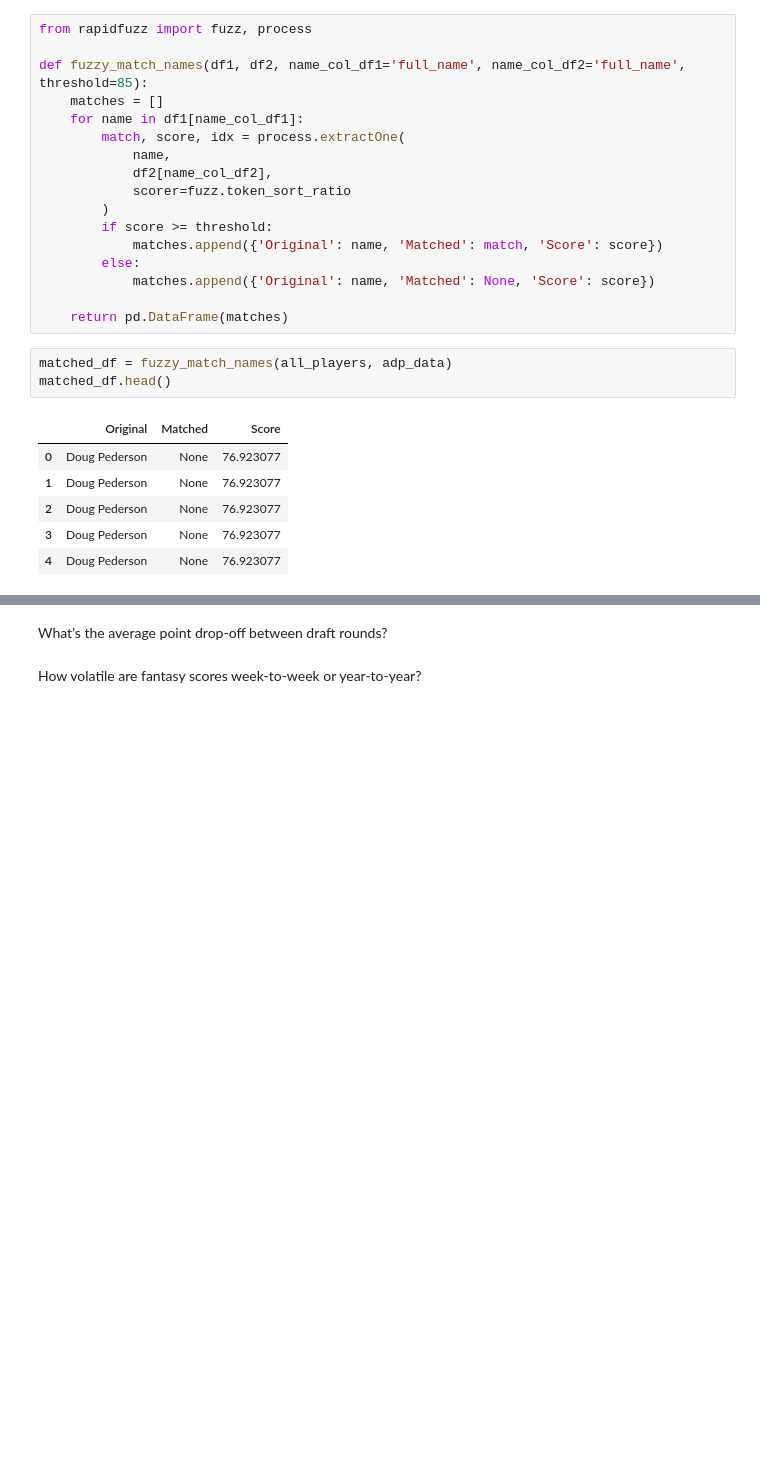
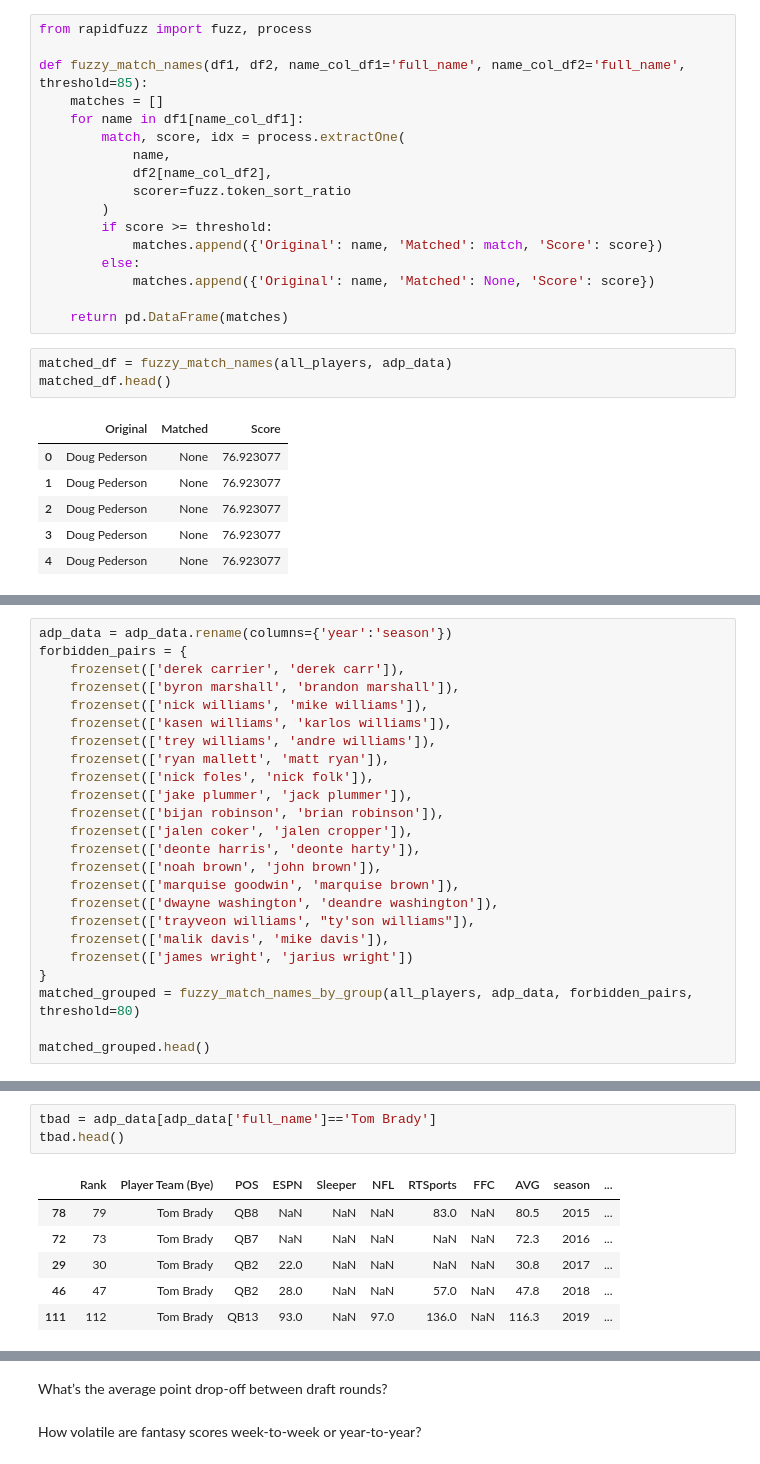
Before and after one commit to alexanderjireland/ff-draft-optimizer, a Jupyter notebook: notebooks/eda.ipynb, the cells around one changed output, grey strips where cells are left out. Cells and saved outputs as stored; diff of their text form; blank space fills up the shorter version.

```diff
--- a/notebooks/eda.ipynb
+++ b/notebooks/eda.ipynb
@@ -182,0 +560,24 @@ matched_df.head()
+# %%
+adp_data = adp_data.rename(columns={'year':'season'})
+forbidden_pairs = {
+    frozenset(['derek carrier', 'derek carr']),
+    frozenset(['byron marshall', 'brandon marshall']),
+    frozenset(['nick williams', 'mike williams']),
+    frozenset(['kasen williams', 'karlos williams']),
+    frozenset(['trey williams', 'andre williams']),
+    frozenset(['ryan mallett', 'matt ryan']),
+    frozenset(['nick foles', 'nick folk']),
+    frozenset(['jake plummer', 'jack plummer']),
+    frozenset(['bijan robinson', 'brian robinson']),
+    frozenset(['jalen coker', 'jalen cropper']),
+    frozenset(['deonte harris', 'deonte harty']),
+    frozenset(['noah brown', 'john brown']),
+    frozenset(['marquise goodwin', 'marquise brown']),
+    frozenset(['dwayne washington', 'deandre washington']),
+    frozenset(['trayveon williams', "ty'son williams"]),
+    frozenset(['malik davis', 'mike davis']),
+    frozenset(['james wright', 'jarius wright'])
+}
+matched_grouped = fuzzy_match_names_by_group(all_players, adp_data, forbidden_pairs, threshold=80)
+
+matched_grouped.head()
@@ -182,0 +737,10 @@ matched_df.head()
+# %%
+tbad = adp_data[adp_data['full_name']=='Tom Brady']
+tbad.head()
+# %% [output]
+|  | Rank | Player Team (Bye) | POS | ESPN | Sleeper | NFL | RTSports | FFC | AVG | season | ... |
+| 78 | 79 | Tom Brady | QB8 | NaN | NaN | NaN | 83.0 | NaN | 80.5 | 2015 | ... |
+| 72 | 73 | Tom Brady | QB7 | NaN | NaN | NaN | NaN | NaN | 72.3 | 2016 | ... |
+| 29 | 30 | Tom Brady | QB2 | 22.0 | NaN | NaN | NaN | NaN | 30.8 | 2017 | ... |
+| 46 | 47 | Tom Brady | QB2 | 28.0 | NaN | NaN | 57.0 | NaN | 47.8 | 2018 | ... |
+| 111 | 112 | Tom Brady | QB13 | 93.0 | NaN | 97.0 | 136.0 | NaN | 116.3 | 2019 | ... |
```
Also changed, not shown: parts of 27 cells of this notebook.
